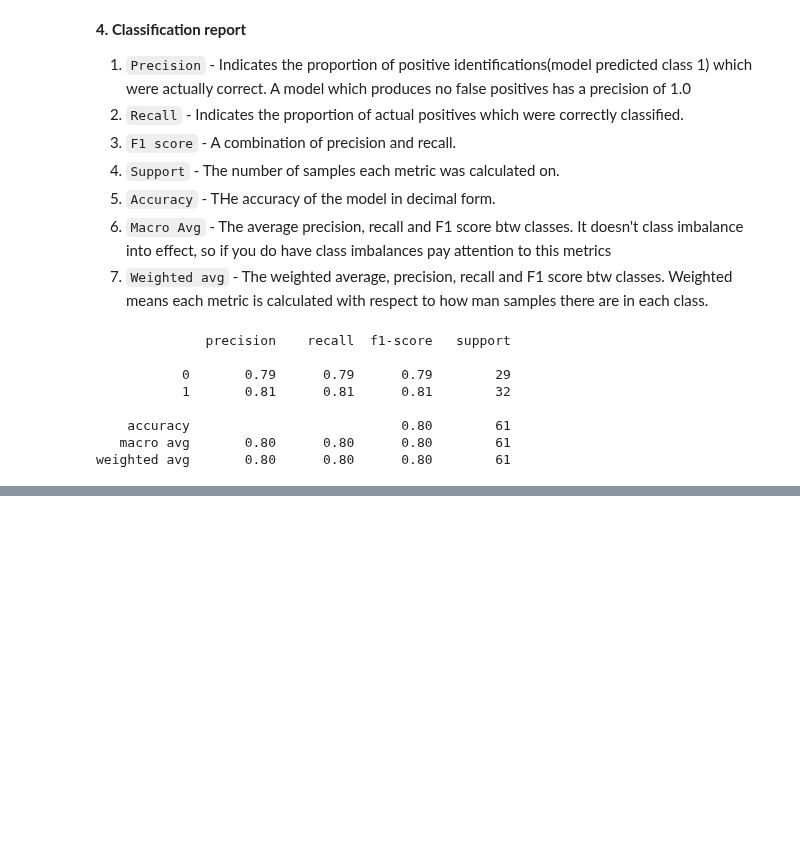
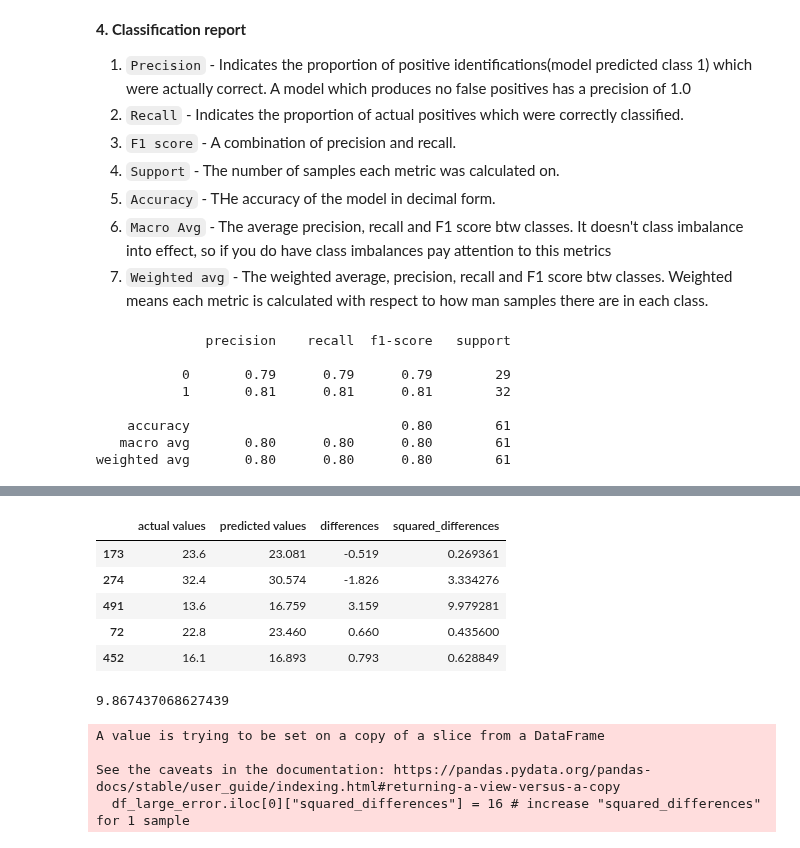
Before and after one commit to Jammal7/Introduction_to_Data_Science, a Jupyter notebook: ZTM/Scikit_Learn/Introduction to Scikit-Learn (sklearn).ipynb, the cells around one changed output, grey strips where cells are left out. Drawn from its saved outputs; the diff is of its cells as text; code cells hidden in the pictures; blank space fills up the shorter version.

```diff
--- a/ZTM/Scikit_Learn/Introduction to Scikit-Learn (sklearn).ipynb
+++ b/ZTM/Scikit_Learn/Introduction to Scikit-Learn (sklearn).ipynb
@@ -1021,0 +1109,24 @@ To summarize classification metrics:
+# %%
+df["squared_differences"] = np.square(df["differences"])
+df.head()
+# %% [output]
+|  | actual values | predicted values | differences | squared_differences |
+| 173 | 23.6 | 23.081 | -0.519 | 0.269361 |
+| 274 | 32.4 | 30.574 | -1.826 | 3.334276 |
+| 491 | 13.6 | 16.759 | 3.159 | 9.979281 |
+| 72 | 22.8 | 23.460 | 0.660 | 0.435600 |
+| 452 | 16.1 | 16.893 | 0.793 | 0.628849 |
+# %%
+# Calculate MSE by hand
+squared = np.square(df["differences"])
+squared.mean()
+# %% [output]
+9.867437068627439
+# %%
+df_large_error = df.copy()
+df_large_error.iloc[0]["squared_differences"] = 16 # increase "squared_differences" for 1 sample
+# %% [output]
+A value is trying to be set on a copy of a slice from a DataFrame
+
+See the caveats in the documentation: https://pandas.pydata.org/pandas-docs/stable/user_guide/indexing.html#returning-a-view-versus-a-copy
+  df_large_error.iloc[0]["squared_differences"] = 16 # increase "squared_differences" for 1 sample
```
Also changed, not shown: parts of 24 cells of this notebook.
